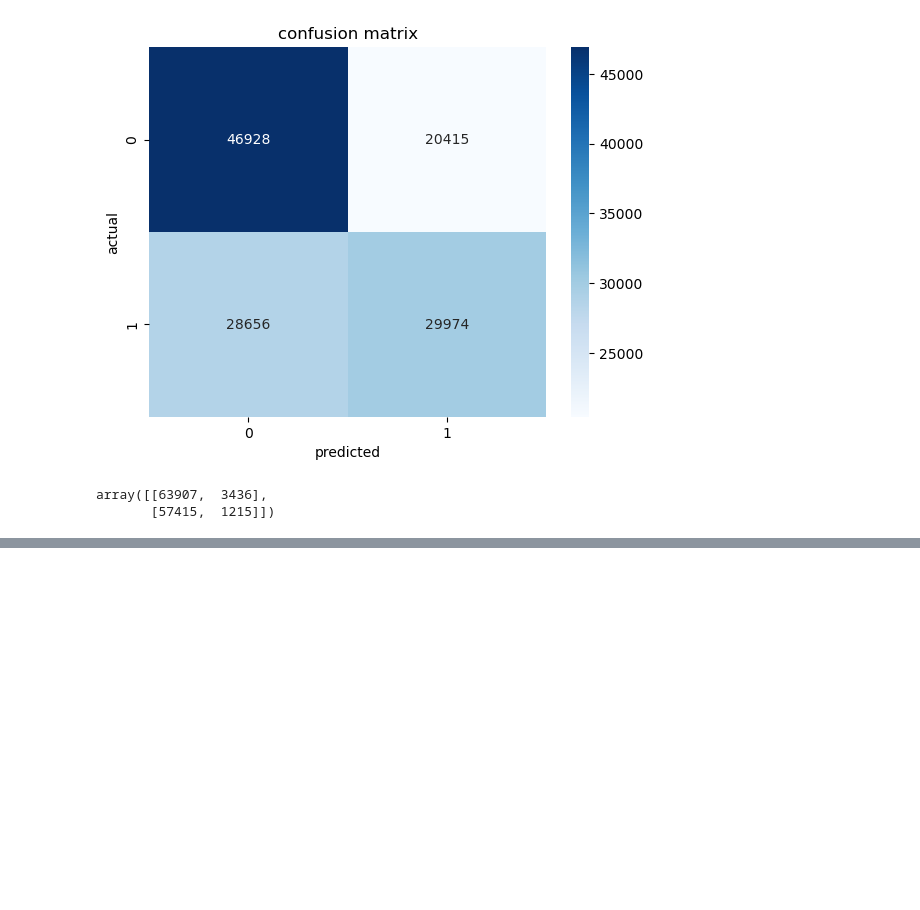
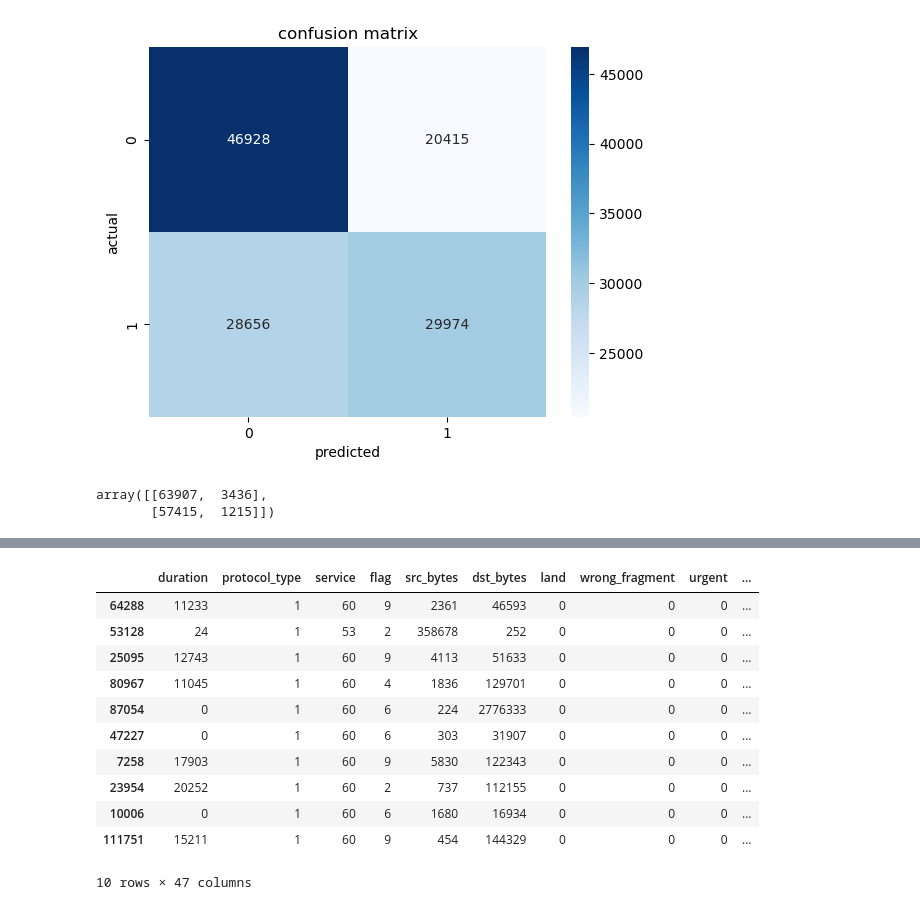
Before and after one commit to Jenish045/network-anomaly-detection, a Jupyter notebook: notebooks/03_isolation_forest.ipynb, the cells around one changed output, grey strips where cells are left out. Cells and saved outputs as stored; diff of their text form; code cells hidden in the pictures; blank space fills up the shorter version.

```diff
--- a/notebooks/03_isolation_forest.ipynb
+++ b/notebooks/03_isolation_forest.ipynb
@@ -140,0 +183,15 @@ array([[63907,  3436],
+# %%
+data.sort_values("anamoly_score").head(10)
+# %% [output]
+|  | duration | protocol_type | service | flag | src_bytes | dst_bytes | land | wrong_fragment | urgent | ... |
+| 64288 | 11233 | 1 | 60 | 9 | 2361 | 46593 | 0 | 0 | 0 | ... |
+| 53128 | 24 | 1 | 53 | 2 | 358678 | 252 | 0 | 0 | 0 | ... |
+| 25095 | 12743 | 1 | 60 | 9 | 4113 | 51633 | 0 | 0 | 0 | ... |
+| 80967 | 11045 | 1 | 60 | 4 | 1836 | 129701 | 0 | 0 | 0 | ... |
+| 87054 | 0 | 1 | 60 | 6 | 224 | 2776333 | 0 | 0 | 0 | ... |
+| 47227 | 0 | 1 | 60 | 6 | 303 | 31907 | 0 | 0 | 0 | ... |
+| 7258 | 17903 | 1 | 60 | 9 | 5830 | 122343 | 0 | 0 | 0 | ... |
+| 23954 | 20252 | 1 | 60 | 2 | 737 | 112155 | 0 | 0 | 0 | ... |
+| 10006 | 0 | 1 | 60 | 6 | 1680 | 16934 | 0 | 0 | 0 | ... |
+| 111751 | 15211 | 1 | 60 | 9 | 454 | 144329 | 0 | 0 | 0 | ... |
+10 rows × 47 columns
```
Also changed, not shown: parts of 4 cells of this notebook.
